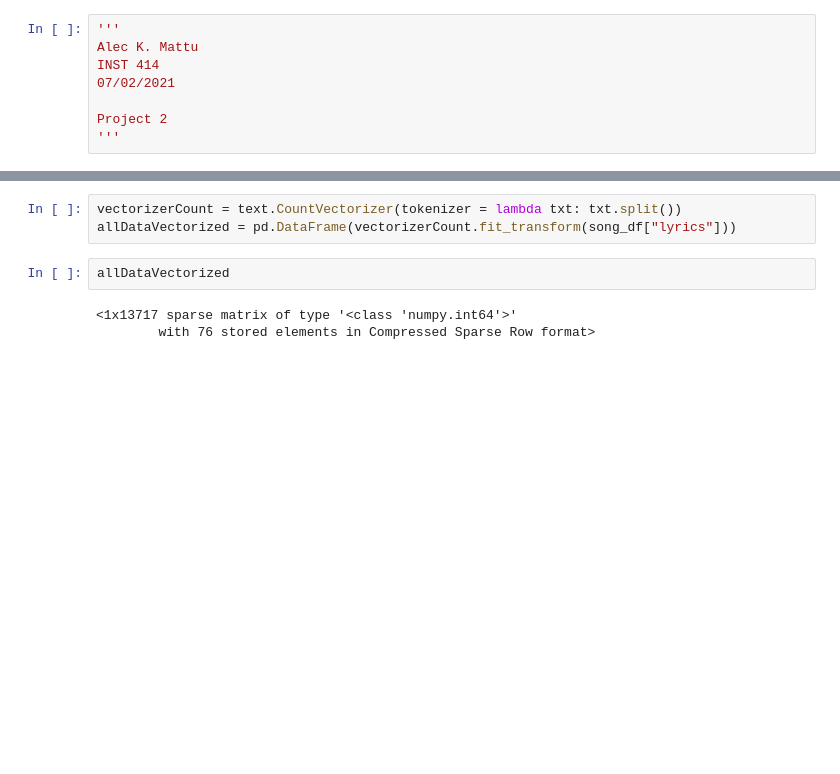
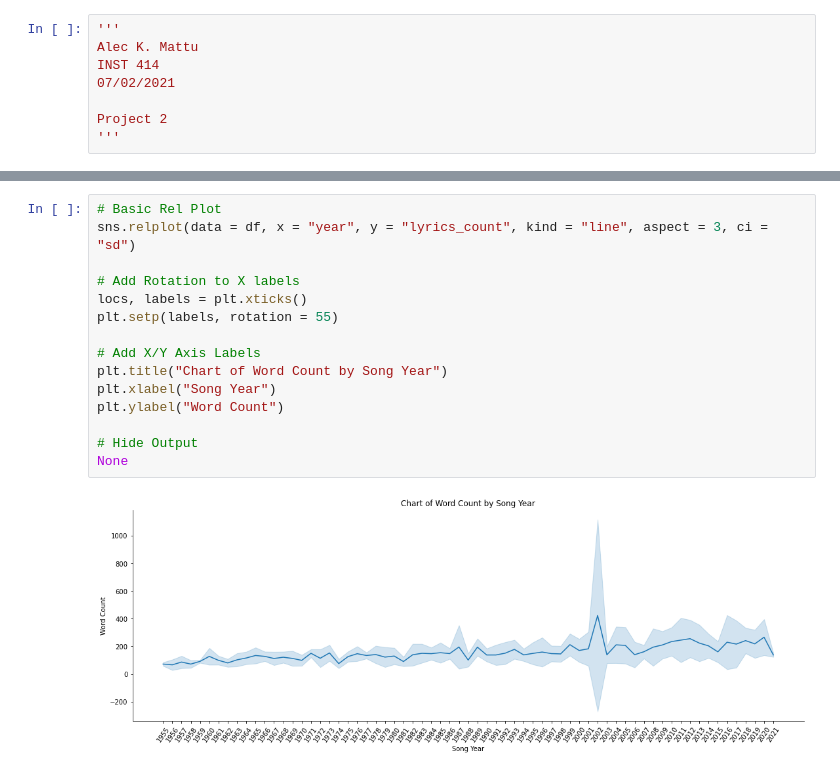
Before and after one commit to amattu2/INST-414, a Jupyter notebook: projects/2/project2.ipynb, the cells around one changed output, grey strips where cells are left out. Cells and saved outputs as stored; diff of their text form; blank space fills up the shorter version.

```diff
--- a/projects/2/project2.ipynb
+++ b/projects/2/project2.ipynb
@@ -55,8 +88,17 @@ song_df
 # %%
-vectorizerCount = text.CountVectorizer(tokenizer = lambda txt: txt.split())
-allDataVectorized = pd.DataFrame(vectorizerCount.fit_transform(song_df["lyrics"]))
+# Basic Rel Plot
+sns.relplot(data = df, x = "year", y = "lyrics_count", kind = "line", aspect = 3, ci = "sd")
+
+# Add Rotation to X labels
+locs, labels = plt.xticks()
+plt.setp(labels, rotation = 55)
+
+# Add X/Y Axis Labels
+plt.title("Chart of Word Count by Song Year")
+plt.xlabel("Song Year")
+plt.ylabel("Word Count")
+
+# Hide Output
+None
+# %% [output]
+[figure, added]
-# %%
-allDataVectorized
-# %% [output]
-<1x13717 sparse matrix of type '<class 'numpy.int64'>'
-        with 76 stored elements in Compressed Sparse Row format>
```
Also changed, not shown: parts of 13 cells of this notebook.
